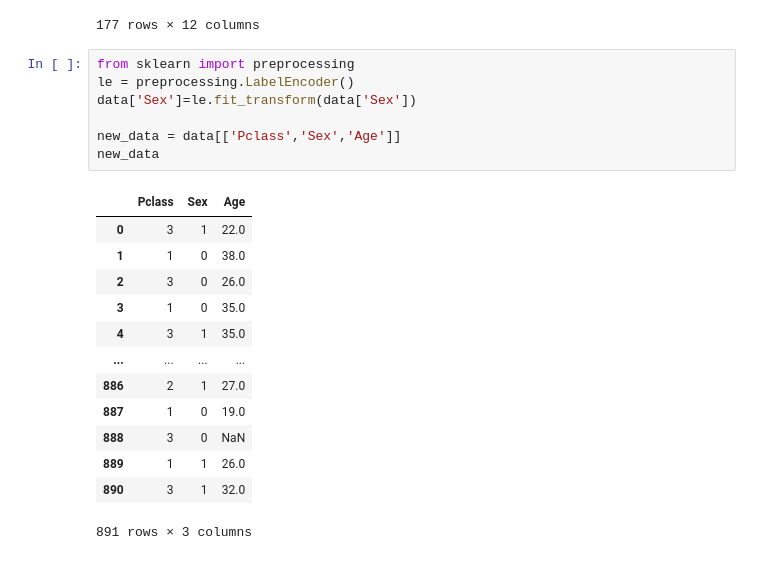
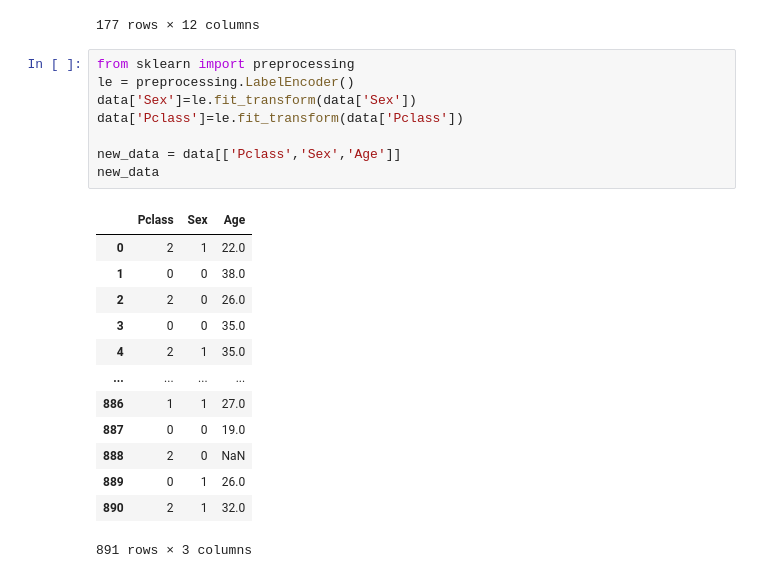
Before and after one commit to mannydu107/Python-homework-, a Jupyter notebook: D39 homework.ipynb, the cells around one changed output. Saved outputs shown, nothing was run; the diff lists cells and outputs as text.

```diff
--- a/D39 homework.ipynb
+++ b/D39 homework.ipynb
@@ -74,23 +74,24 @@ data[data['Age'].isnull()==True]
 # %%
 from sklearn import preprocessing
 le = preprocessing.LabelEncoder()
 data['Sex']=le.fit_transform(data['Sex'])
+data['Pclass']=le.fit_transform(data['Pclass'])
 
 new_data = data[['Pclass','Sex','Age']]
 new_data
 # %% [output]
 |  | Pclass | Sex | Age |
-| 0 | 3 | 1 | 22.0 |
-| 1 | 1 | 0 | 38.0 |
-| 2 | 3 | 0 | 26.0 |
-| 3 | 1 | 0 | 35.0 |
-| 4 | 3 | 1 | 35.0 |
+| 0 | 2 | 1 | 22.0 |
+| 1 | 0 | 0 | 38.0 |
+| 2 | 2 | 0 | 26.0 |
+| 3 | 0 | 0 | 35.0 |
+| 4 | 2 | 1 | 35.0 |
 | ... | ... | ... | ... |
-| 886 | 2 | 1 | 27.0 |
-| 887 | 1 | 0 | 19.0 |
-| 888 | 3 | 0 | NaN |
-| 889 | 1 | 1 | 26.0 |
-| 890 | 3 | 1 | 32.0 |
+| 886 | 1 | 1 | 27.0 |
+| 887 | 0 | 0 | 19.0 |
+| 888 | 2 | 0 | NaN |
+| 889 | 0 | 1 | 26.0 |
+| 890 | 2 | 1 | 32.0 |
 891 rows × 3 columns
 # %%
 from sklearn.impute import KNNImputer
```
Also changed, not shown: parts of 3 cells of this notebook.
